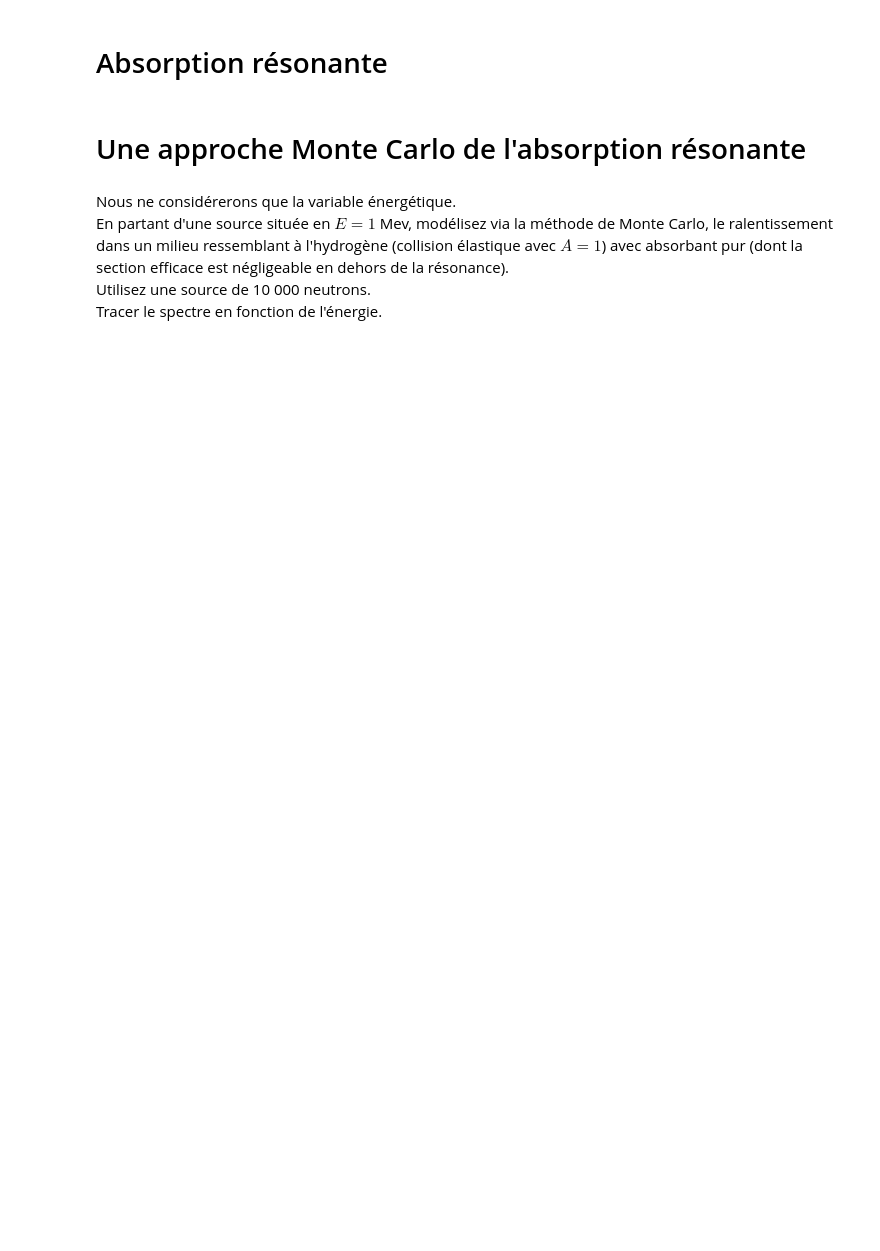
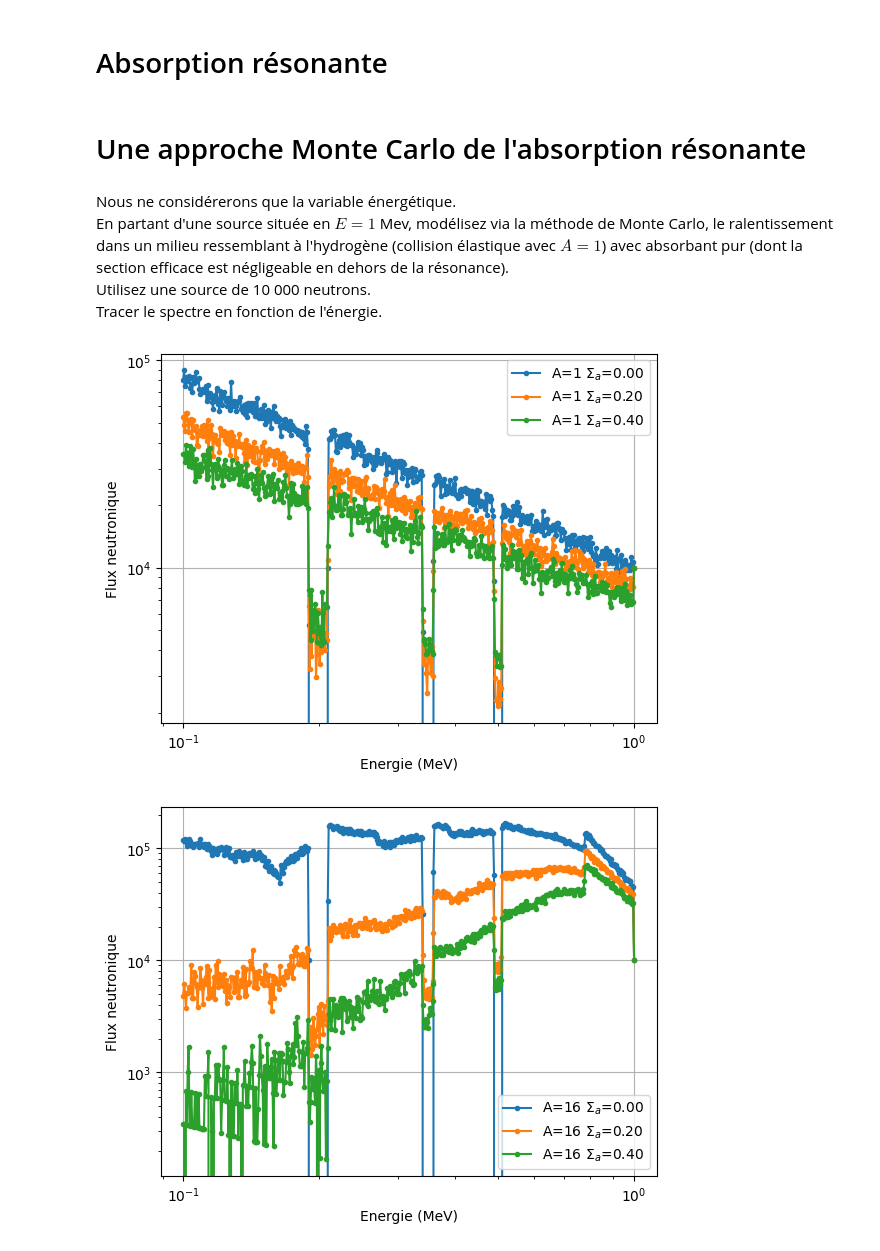
Before and after one commit to atlantis294/neutronic-ensta, a Jupyter notebook: exercices/05_absorption_resonante.ipynb, the cells around one changed output. Cells and saved outputs as stored; diff of their text form; code cells hidden in the pictures; blank space fills up the shorter version.

```diff
--- a/exercices/05_absorption_resonante.ipynb
+++ b/exercices/05_absorption_resonante.ipynb
@@ -51,3 +51,81 @@ class NuclearData:
 
     def _get_total_xs(self, energy):
         return self._get_capture_xs(energy) + self._get_elastic_xs(energy)
+# %%
+import multiprocessing
+from multiprocessing import Pool
+import numpy as np
+import matplotlib.pyplot as plt
+from tqdm import tqdm
+processes=multiprocessing.cpu_count()
+
+
+def evolution_neutron(args):
+    E_source, E_lower_limit, alpha, intervalles, Proba_absorption = args
+    energie=E_source
+    score_local = np.zeros(len(intervalles))
+
+    energie_resonance=[0.5,0.35,0.2]
+    score_local[-1] += 1  # Compter le neutron initial dans le dernier intervalle
+
+    while energie>E_lower_limit:
+        energie=rng.uniform(alpha*energie,energie)
+        if any(abs(energie - E_r) < 0.01 for E_r in energie_resonance) and rng.uniform(0,1)<1-Proba_absorption:
+            break
+
+        if rng.uniform(0,1)<Proba_absorption:
+            break
+        index_intervalle = np.searchsorted(intervalles, energie) - 1
+        if 0 <= index_intervalle < len(score_local):
+            score_local[index_intervalle] += 1
+    return(score_local)
+
+
+E_lower_limit = 1e-1
+rng = np.random.default_rng(0)
+N_neutrons = 1000000
+E_source = 1.0
+Proba_absorption=0.5
+
+N_source = 1e4
+
+nb_intervalle=500
+intervalles=np.logspace(np.log10(E_lower_limit),np.log10(E_source),nb_intervalle) # intervalles en logarithme
+intervalles_MC_abs=intervalles
+
+
+LA=[1,16]
+L_sigma_a=list(np.arange(0,0.6,0.2))
+
+L_phi_MC_abs=[]
+for A in LA:
+    for sigma_a in L_sigma_a:
+        alpha=((A-1)/(A+1))**2
+
+        # sigma_a=0
+        sigma_s=1.0
+        sigma_t=sigma_s+sigma_a
+
+        Proba_absorption = sigma_a / sigma_t
+
+
+        with Pool(processes) as pool:
+            results = list(tqdm(pool.imap(evolution_neutron, [(E_source, E_lower_limit, alpha, intervalles, Proba_absorption)] * N_neutrons), total=N_neutrons))
+
+        score_total = np.sum(results, axis=0)
+        score_total[:-1] /= np.diff(intervalles)
+        score_total*= N_source/N_neutrons
+
+
+        plt.loglog(intervalles,score_total,'.-',label='A={} $ \Sigma_a $={:.2f}'.format(A, sigma_a))
+        # plt.plot(intervalles[:-1],score_total,'o-',label='A={} P_abs={:.1f}'.format(A, Proba_absorption))
+        # plt.semilogx(intervalles[:-1],score_total,'o-',label='A={}'.format(A))
+        L_phi_MC_abs.append(score_total)
+    plt.legend()
+    plt.grid()
+    plt.xlabel('Energie (MeV)')
+    plt.ylabel('Flux neutronique')
+    plt.show(block=False)
+# %% [output]
+[figure, added]
+[figure, added]
```
Also changed, not shown: 2 other files.
